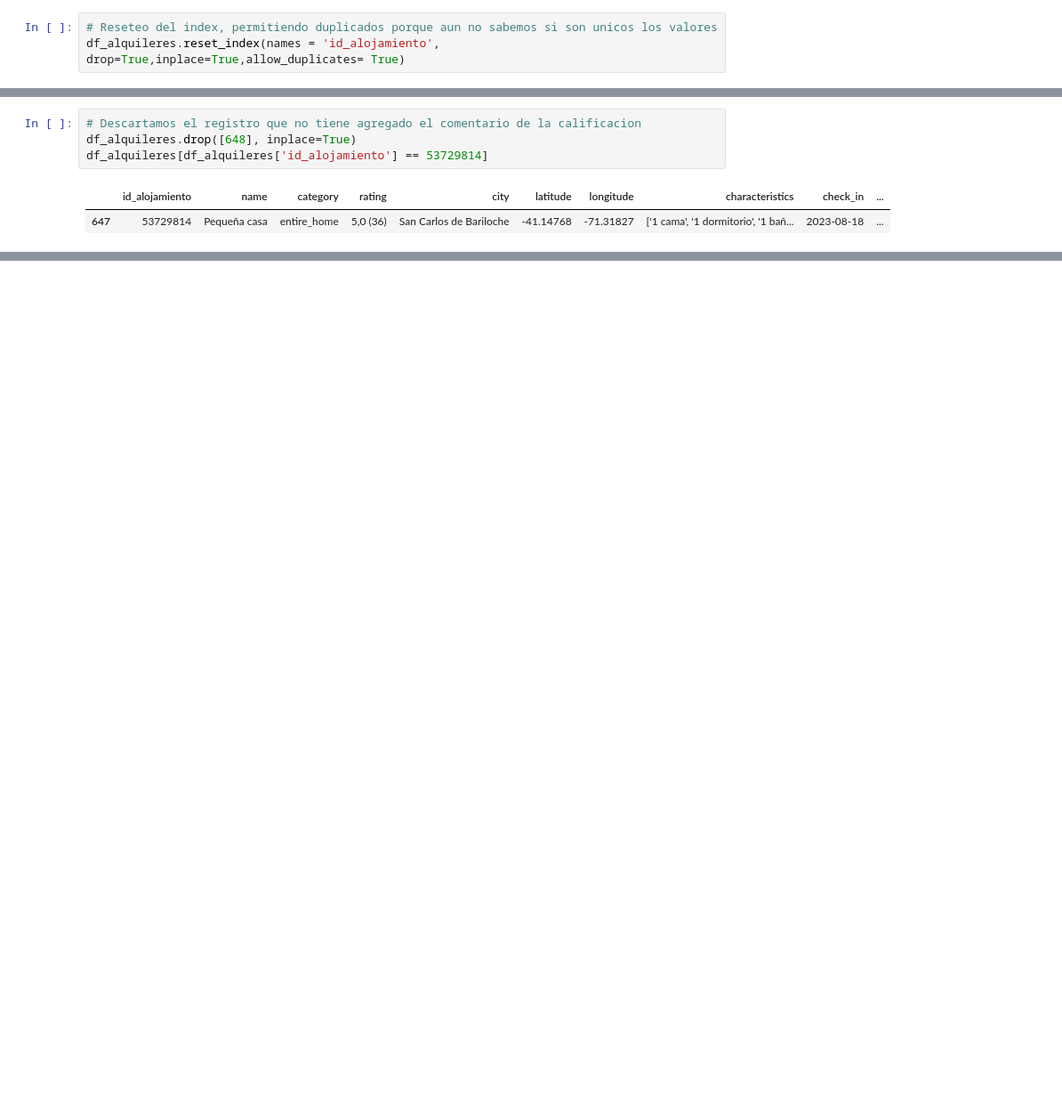
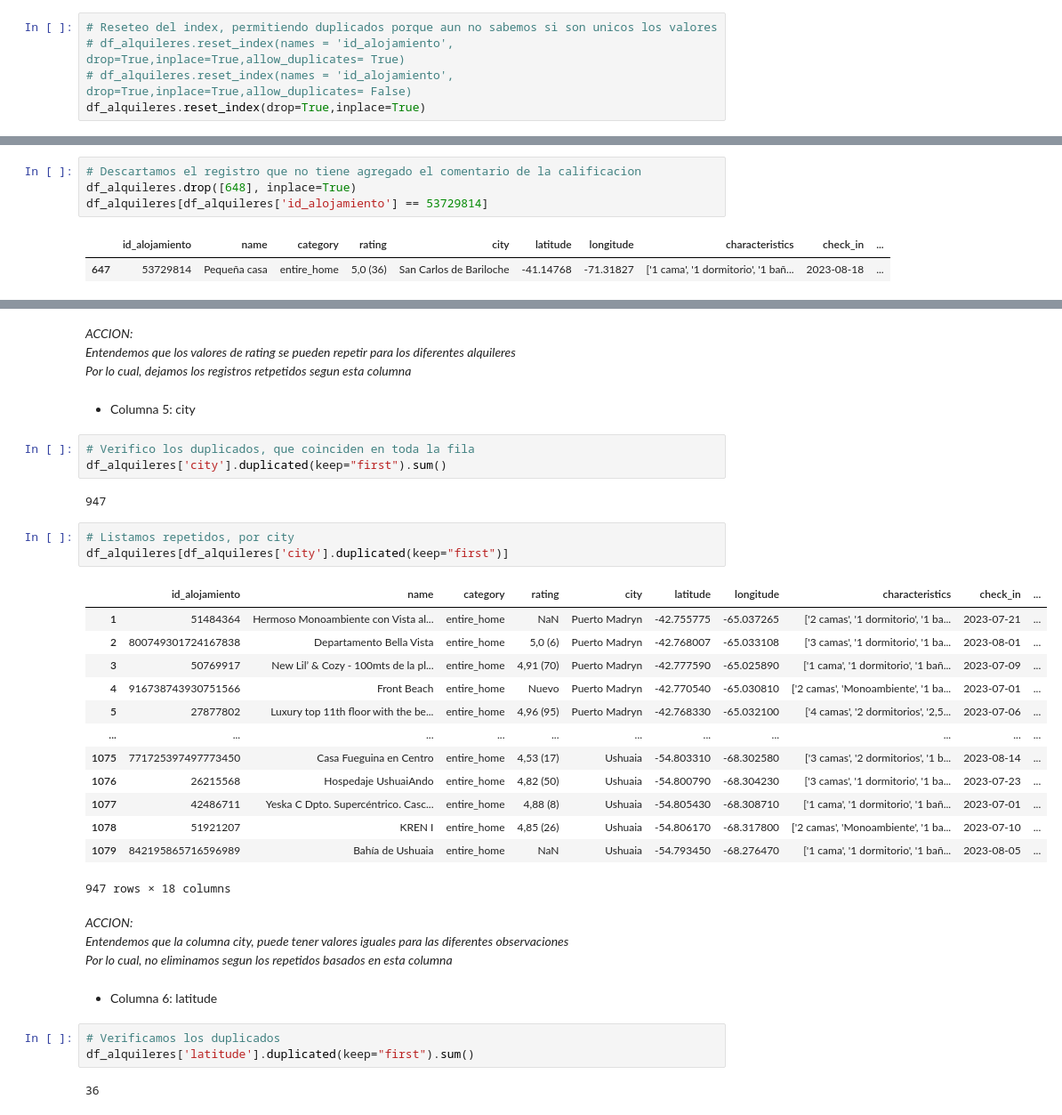
Before and after one commit to carlos1680/CPEDWObligatorio, a Jupyter notebook: trabajo.ipynb, the cells around one changed output, grey strips where cells are left out. Shown at 89% size. Drawn from its saved outputs; the diff is of its cells as text; blank space fills up the shorter version.

```diff
--- a/trabajo.ipynb
+++ b/trabajo.ipynb
@@ -137,6 +137,8 @@ df_alquileres.sample(10)
 # %%
 # Reseteo del index, permitiendo duplicados porque aun no sabemos si son unicos los valores
-df_alquileres.reset_index(names = 'id_alojamiento', drop=True,inplace=True,allow_duplicates= True)
+# df_alquileres.reset_index(names = 'id_alojamiento', drop=True,inplace=True,allow_duplicates= True)
+# df_alquileres.reset_index(names = 'id_alojamiento', drop=True,inplace=True,allow_duplicates= False)
+df_alquileres.reset_index(drop=True,inplace=True)
 # %% [markdown]
 *Verificacion de filas de los dataframes*
 # %%
@@ -374,0 +473,43 @@ df_alquileres[df_alquileres['id_alojamiento'] == 53729814]
+# %% [markdown]
+*ACCION:*
+<br>
+*Entendemos que los valores de rating se pueden repetir para los diferentes alquileres*
+<br>
+*Por lo cual, dejamos los registros retpetidos segun esta columna*
+# %% [markdown]
++ Columna 5: city
+# %%
+# Verifico los duplicados, que coinciden en toda la fila
+df_alquileres['city'].duplicated(keep="first").sum()
+# %% [output]
+947
+# %%
+# Listamos repetidos, por city
+df_alquileres[df_alquileres['city'].duplicated(keep="first")]
+# %% [output]
+|  | id_alojamiento | name | category | rating | city | latitude | longitude | characteristics | check_in | ... |
+| 1 | 51484364 | Hermoso Monoambiente con Vista al... | entire_home | NaN | Puerto Madryn | -42.755775 | -65.037265 | ['2 camas', '1 dormitorio', '1 ba... | 2023-07-21 | ... |
+| 2 | 800749301724167838 | Departamento Bella Vista | entire_home | 5,0 (6) | Puerto Madryn | -42.768007 | -65.033108 | ['3 camas', '1 dormitorio', '1 ba... | 2023-08-01 | ... |
+| 3 | 50769917 | New Lil’ & Cozy - 100mts de la pl... | entire_home | 4,91 (70) | Puerto Madryn | -42.777590 | -65.025890 | ['1 cama', '1 dormitorio', '1 bañ... | 2023-07-09 | ... |
+| 4 | 916738743930751566 | Front Beach | entire_home | Nuevo | Puerto Madryn | -42.770540 | -65.030810 | ['2 camas', 'Monoambiente', '1 ba... | 2023-07-01 | ... |
+| 5 | 27877802 | Luxury top 11th floor with the be... | entire_home | 4,96 (95) | Puerto Madryn | -42.768330 | -65.032100 | ['4 camas', '2 dormitorios', '2,5... | 2023-07-06 | ... |
+| ... | ... | ... | ... | ... | ... | ... | ... | ... | ... | ... |
+| 1075 | 771725397497773450 | Casa Fueguina en Centro | entire_home | 4,53 (17) | Ushuaia | -54.803310 | -68.302580 | ['3 camas', '2 dormitorios', '1 b... | 2023-08-14 | ... |
+| 1076 | 26215568 | Hospedaje UshuaiAndo | entire_home | 4,82 (50) | Ushuaia | -54.800790 | -68.304230 | ['3 camas', '1 dormitorio', '1 ba... | 2023-07-23 | ... |
+| 1077 | 42486711 | Yeska C Dpto. Supercéntrico. Casc... | entire_home | 4,88 (8) | Ushuaia | -54.805430 | -68.308710 | ['1 cama', '1 dormitorio', '1 bañ... | 2023-07-01 | ... |
+| 1078 | 51921207 | KREN I | entire_home | 4,85 (26) | Ushuaia | -54.806170 | -68.317800 | ['2 camas', 'Monoambiente', '1 ba... | 2023-07-10 | ... |
+| 1079 | 842195865716596989 | Bahía de Ushuaia | entire_home | NaN | Ushuaia | -54.793450 | -68.276470 | ['1 cama', '1 dormitorio', '1 bañ... | 2023-08-05 | ... |
+947 rows × 18 columns
+# %% [markdown]
+*ACCION:*
+<br>
+*Entendemos que la columna city, puede tener valores iguales para las diferentes observaciones*
+<br>
+*Por lo cual, no eliminamos segun los repetidos basados en esta columna*
+# %% [markdown]
++ Columna 6: latitude
+# %%
+# Verificamos los duplicados
+df_alquileres['latitude'].duplicated(keep="first").sum()
+# %% [output]
+36
```
Also changed, not shown: parts of 49 cells of this notebook.
